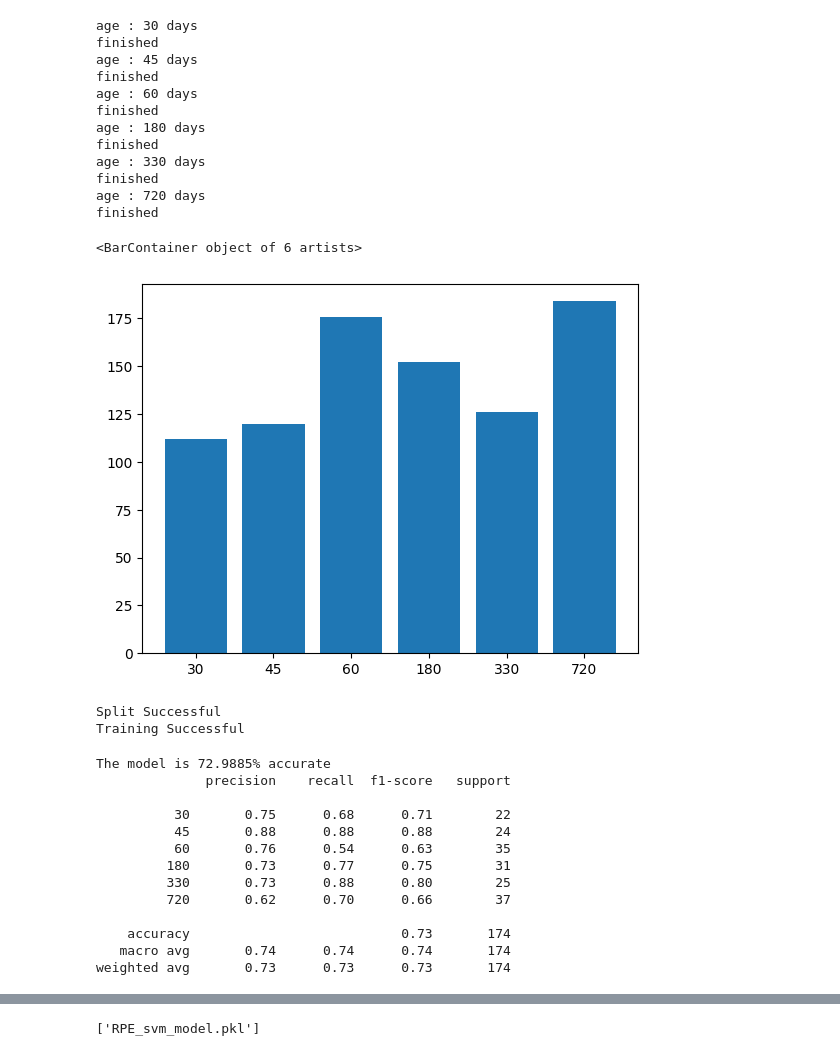
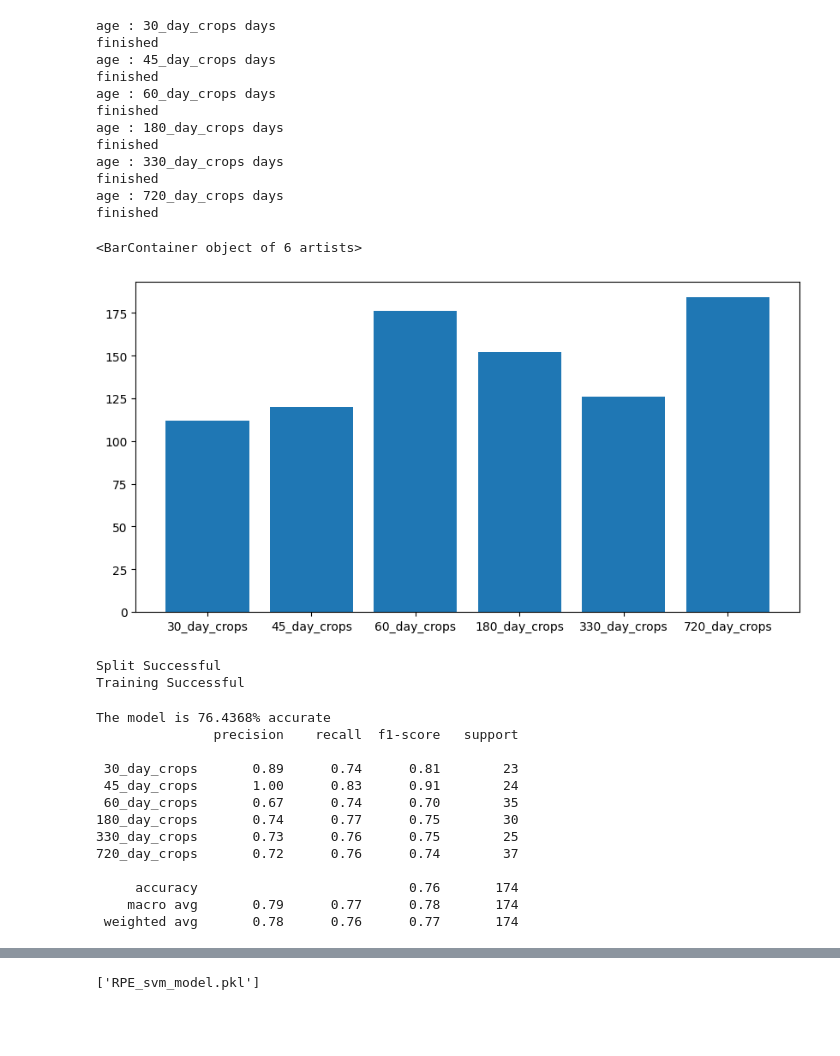
Before and after one commit to H1BOI/RPE-classification, a Jupyter notebook: SVM model/svm_model.ipynb, the cells around one changed output, grey strips where cells are left out. Saved outputs shown, nothing was run; the diff lists cells and outputs as text; code cells hidden in the pictures; blank space fills up the shorter version.

```diff
--- a/SVM model/svm_model.ipynb
+++ b/SVM model/svm_model.ipynb
@@ -27,14 +27,14 @@ for i in ages:
         flip_arr.append(img_resized)
         target_arr.append(ages.index(i))
 
-        if i in ['30', '45', '60', '720']:
+        if i in ['30_day_crops', '45_day_crops', '60_day_crops', '720_day_crops']:
             for j in [90, 180, 270]:
                 r = rotate(img_resized, j)
                 flat_data_arr.append(r.flatten())
                 flip_arr.append(r)
                 target_arr.append(ages.index(i))
 
-        if i in ['30', '330', '720']:
+        if i in ['30_day_crops', '330_day_crops', '720_day_crops']:
             for j in flip_arr:
                 f = np.flip(j, axis=0)
                 flat_data_arr.append(f.flatten())
@@ -52,26 +52,28 @@ df['Target']=target
 x=flat_data
 y=target
 # %% [output]
-age : 30 days
+age : 30_day_crops days
 finished
-age : 45 days
+age : 45_day_crops days
 finished
-age : 60 days
+age : 60_day_crops days
 finished
-age : 180 days
+age : 180_day_crops days
 finished
-age : 330 days
+age : 330_day_crops days
 finished
-age : 720 days
+age : 720_day_crops days
 finished
 # %%
 # displaying distribution of samples post-augmenting
 test = list(y)
 height = [test.count(i) for i in range(6)]
+
+plt.figure(figsize=(10,5))
 plt.bar(ages, height)
 # %% [output]
 <BarContainer object of 6 artists>
-[figure, old version]
+[figure, new version]
 # %%
 from sklearn import svm
 model=svm.SVC(C=10, gamma=0.001)
@@ -93,19 +95,19 @@ y_pred=model.predict(x_test)
 print(f"The model is {accuracy_score(y_pred,y_test)*100:.4f}% accurate")
 print(classification_report(y_test, y_pred, target_names=ages, zero_division=0))
 # %% [output]
-The model is 72.9885% accurate
-              precision    recall  f1-score   support
+The model is 76.4368% accurate
+               precision    recall  f1-score   support
 
-          30       0.75      0.68      0.71        22
-          45       0.88      0.88      0.88        24
-          60       0.76      0.54      0.63        35
-         180       0.73      0.77      0.75        31
-         330       0.73      0.88      0.80        25
-         720       0.62      0.70      0.66        37
+ 30_day_crops       0.89      0.74      0.81        23
+ 45_day_crops       1.00      0.83      0.91        24
+ 60_day_crops       0.67      0.74      0.70        35
+180_day_crops       0.74      0.77      0.75        30
+330_day_crops       0.73      0.76      0.75        25
+720_day_crops       0.72      0.76      0.74        37
 
-    accuracy                           0.73       174
-   macro avg       0.74      0.74      0.74       174
-weighted avg       0.73      0.73      0.73       174
+     accuracy                           0.76       174
+    macro avg       0.79      0.77      0.78       174
+ weighted avg       0.78      0.76      0.77       174
 # %%
 from sklearn.metrics import confusion_matrix, ConfusionMatrixDisplay
 
```
Also changed, not shown: parts of 1 cell of this notebook.
